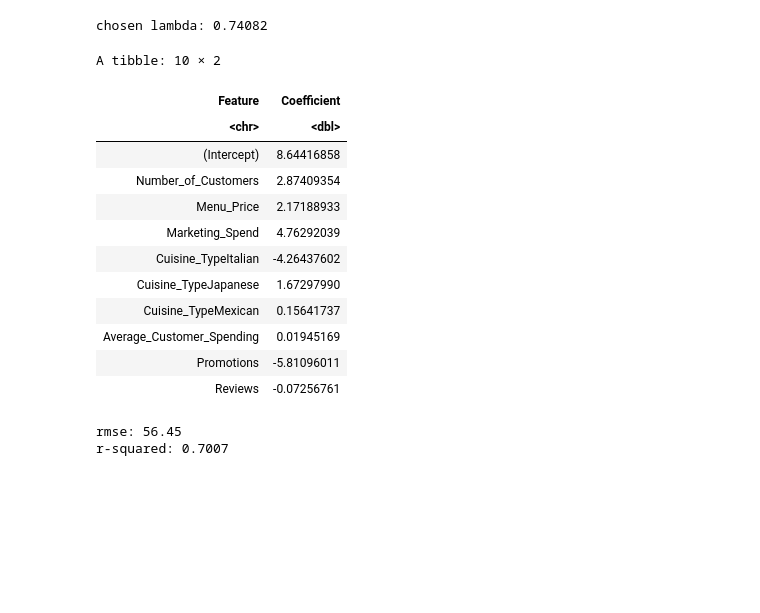
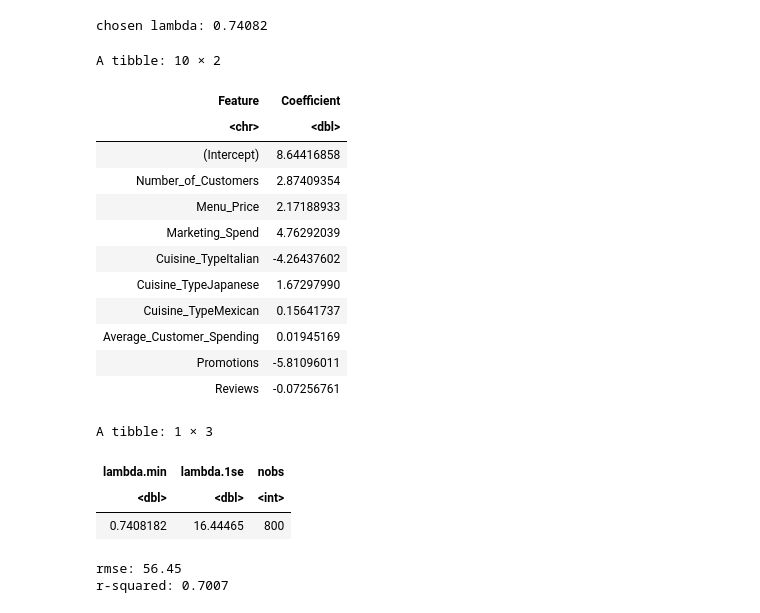
Before and after one commit to nori-2004/Stat301-project, a Jupyter notebook: group_final_report.ipynb, the cells around one changed output. Saved outputs shown, nothing was run; the diff lists cells and outputs as text; code cells hidden in the pictures; blank space fills up the shorter version.

```diff
--- a/group_final_report.ipynb
+++ b/group_final_report.ipynb
@@ -222,27 +234,32 @@ chosen lambda: 0.74082
 # %%
 ridge_coefs <- coef(ridge_model, s = "lambda.min")
 
 # display coefficient table
 coef_table <- tibble(
   Feature = rownames(ridge_coefs),
   Coefficient = as.vector(ridge_coefs)
 )
 
 coef_table
+glance(ridge_model)
 # %% [output]
 A tibble: 10 × 2
 | Feature | Coefficient |
 | <chr> | <dbl> |
 | (Intercept) | 8.64416858 |
 | Number_of_Customers | 2.87409354 |
 | Menu_Price | 2.17188933 |
 | Marketing_Spend | 4.76292039 |
 | Cuisine_TypeItalian | -4.26437602 |
 | Cuisine_TypeJapanese | 1.67297990 |
 | Cuisine_TypeMexican | 0.15641737 |
 | Average_Customer_Spending | 0.01945169 |
 | Promotions | -5.81096011 |
 | Reviews | -0.07256761 |
+A tibble: 1 × 3
+| lambda.min | lambda.1se | nobs |
+| <dbl> | <dbl> | <int> |
+| 0.7408182 | 16.44465 | 800 |
 # %%
 # make predictions on test set
 predictions <- predict(ridge_model, newx = X_test, s = "lambda.min")
```
Also changed, not shown: parts of 13 cells of this notebook.
